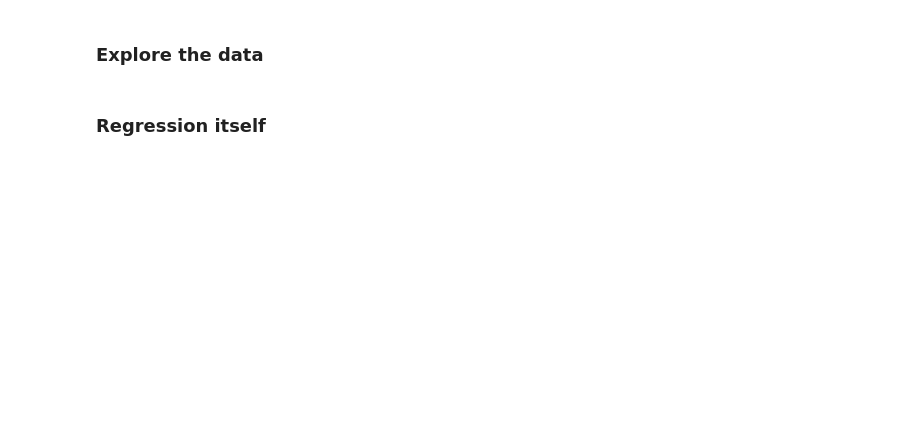
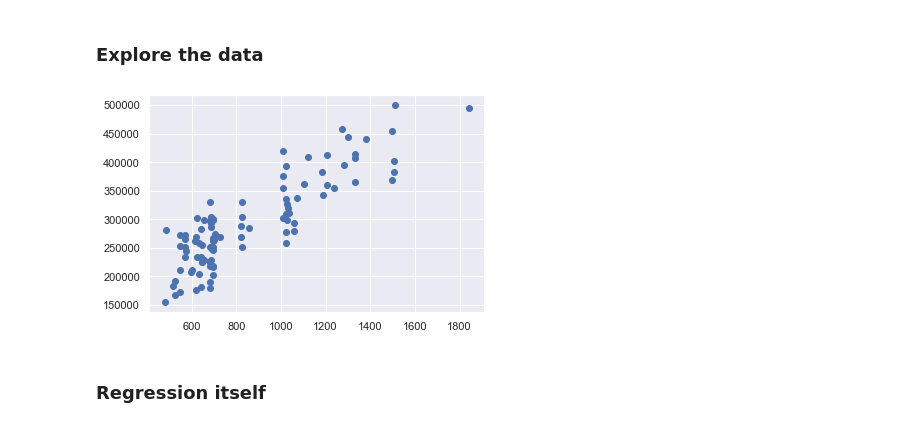
Before and after one commit to Alexander-Meldrum/learning-data-science, a Jupyter notebook: course_2/edited_material/Part_5_Advanced_Statistical_Methods_(Machine_Learning)/S32_L187/Simple Linear Regression Exercise.ipynb, the cells around one changed output. Cells and saved outputs as stored; diff of their text form; code cells hidden in the pictures; blank space fills up the shorter version.

```diff
--- a/course_2/edited_material/Part_5_Advanced_Statistical_Methods_(Machine_Learning)/S32_L187/Simple Linear Regression Exercise.ipynb
+++ b/course_2/edited_material/Part_5_Advanced_Statistical_Methods_(Machine_Learning)/S32_L187/Simple Linear Regression Exercise.ipynb
@@ -23,3 +23,5 @@ import seaborn as sns
 sns.set()
 # %% [markdown]
 ## Load the data
+# %%
+data = pd.read_csv('real_estate_price_size.csv')
@@ -27,3 +38,7 @@ sns.set()
 ## Create the regression
 # %% [markdown]
 ### Declare the dependent and the independent variables
+# %%
+y = data['price']
+x1 = data['size']
+x1
@@ -30,4 +58,9 @@ sns.set()
 # %% [markdown]
 ### Explore the data
+# %%
+plt.scatter(x1,y)
+plt.show()
+# %% [output]
+[figure, added]
 # %% [markdown]
 ### Regression itself
```
Also changed, not shown: parts of 4 cells of this notebook, 2 other files.
